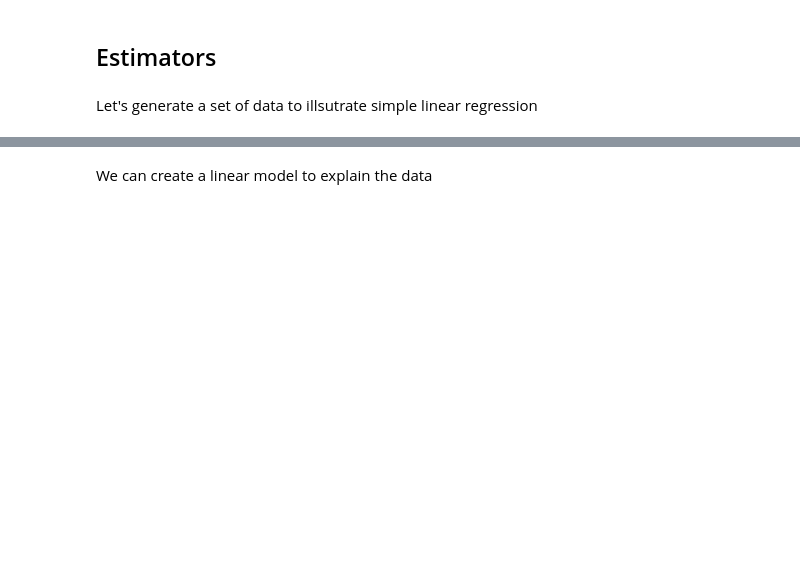
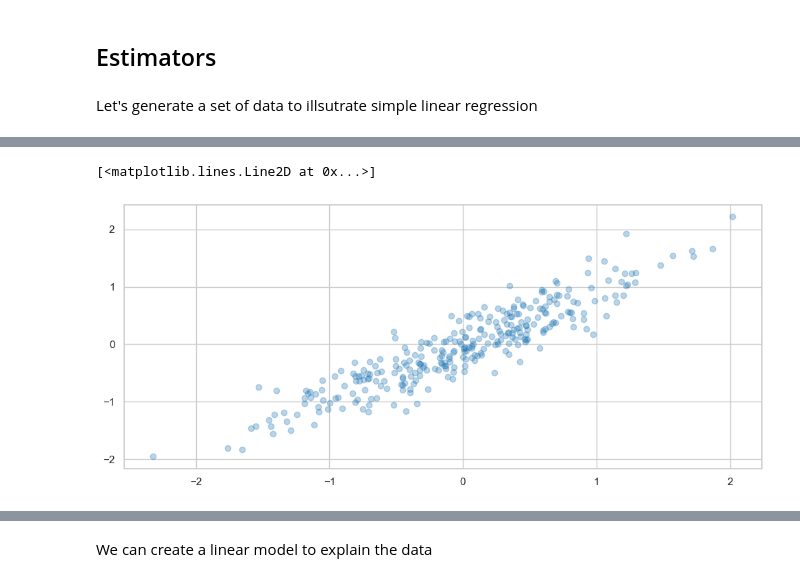
Before and after one commit to dbigman/nbs-4-master, a Jupyter notebook: s-407/3. Regression.ipynb, the cells around one changed output, grey strips where cells are left out. Saved outputs shown, nothing was run; the diff lists cells and outputs as text; code cells hidden in the pictures; blank space fills up the shorter version.

```diff
--- a/s-407/3. Regression.ipynb
+++ b/s-407/3. Regression.ipynb
@@ -157,3 +169,15 @@ Let's generate a set of data to illsutrate simple linear regression
+# %%
+X1 = np.random.randn(300, 2)  # Random floats sampled from a univariate “normal” (Gaussian) distribution
+A = np.array([[0.6, .4], [.4, 0.6]]) # Transformation matrix
+X2 = np.dot(X1, A)
+
+X = X2[:, 0]
+y = X2[:, 1]
+
+plt.plot(X, y, "o", alpha=0.3) # alpha, transparency value, between 0 (transparent) and 1 (opaque).
+# %% [output]
+[<matplotlib.lines.Line2D at 0x...>]
+[figure, added]
 # %%
 X1 = np.random.randn(300, 2)  # Random floats sampled from a univariate “normal” (Gaussian) distribution
 A = np.array([[0.6, .4], [.4, 0.6]]) # Transformation matrix
```
Also changed, not shown: parts of 15 cells of this notebook, 22 other files.
